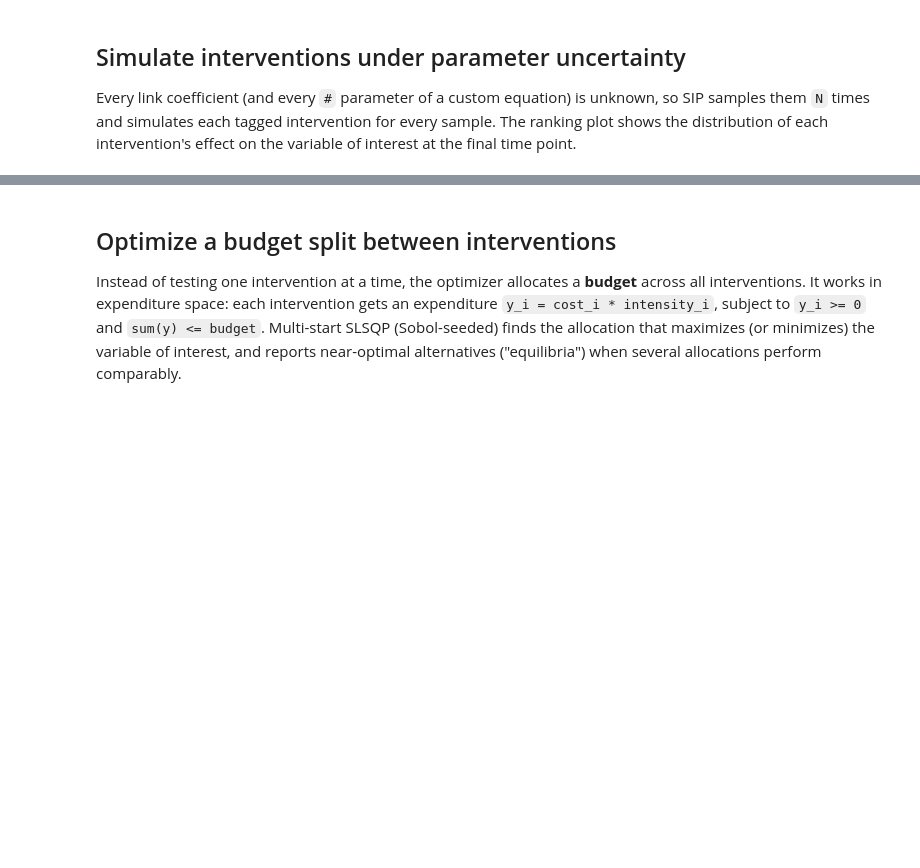
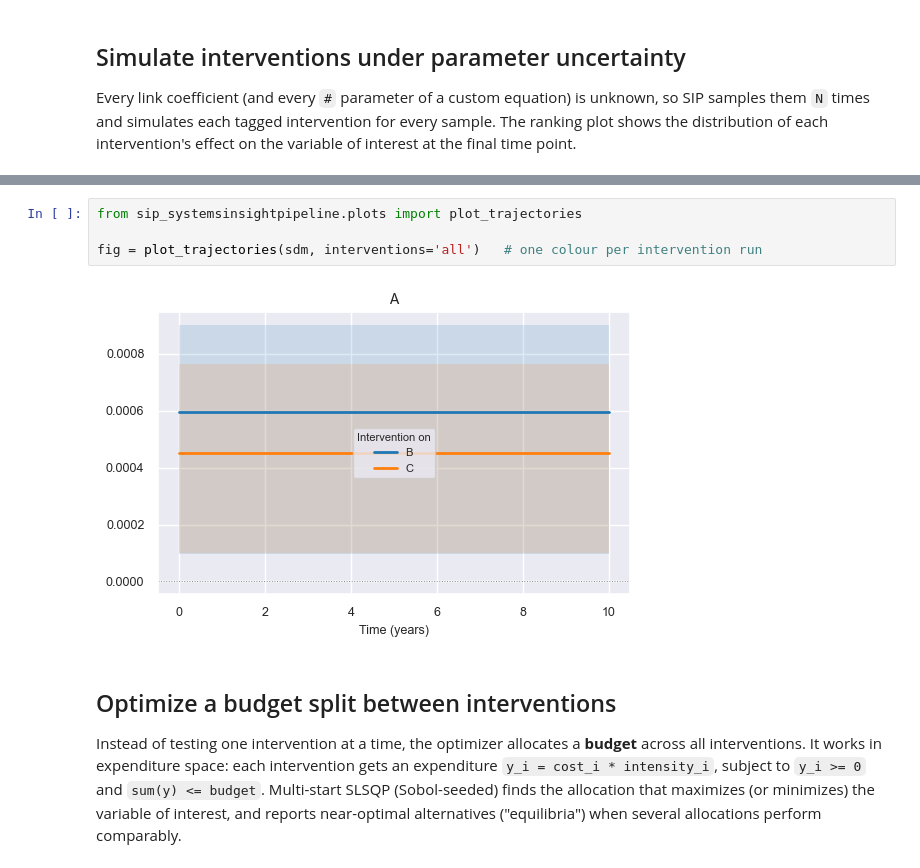
Before and after one commit to vvvasconcelos/SystemsInsightPipeline, a Jupyter notebook: tutorials/Minimal.ipynb, the cells around one changed output, grey strips where cells are left out. Saved outputs shown, nothing was run; the diff lists cells and outputs as text; blank space fills up the shorter version.

```diff
--- a/tutorials/Minimal.ipynb
+++ b/tutorials/Minimal.ipynb
@@ -95,3 +107,9 @@ fig = plot_simulated_intervention_ranking(s, intervention_effects[voi], voi)
+# %%
+from sip_systemsinsightpipeline.plots import plot_trajectories
+
+fig = plot_trajectories(sdm, interventions='all')   # one colour per intervention run
+# %% [output]
+[figure, added]
 # %% [markdown]
 ## Optimize a budget split between interventions
 
```
Also changed, not shown: parts of 3 cells of this notebook, 9 other files.
